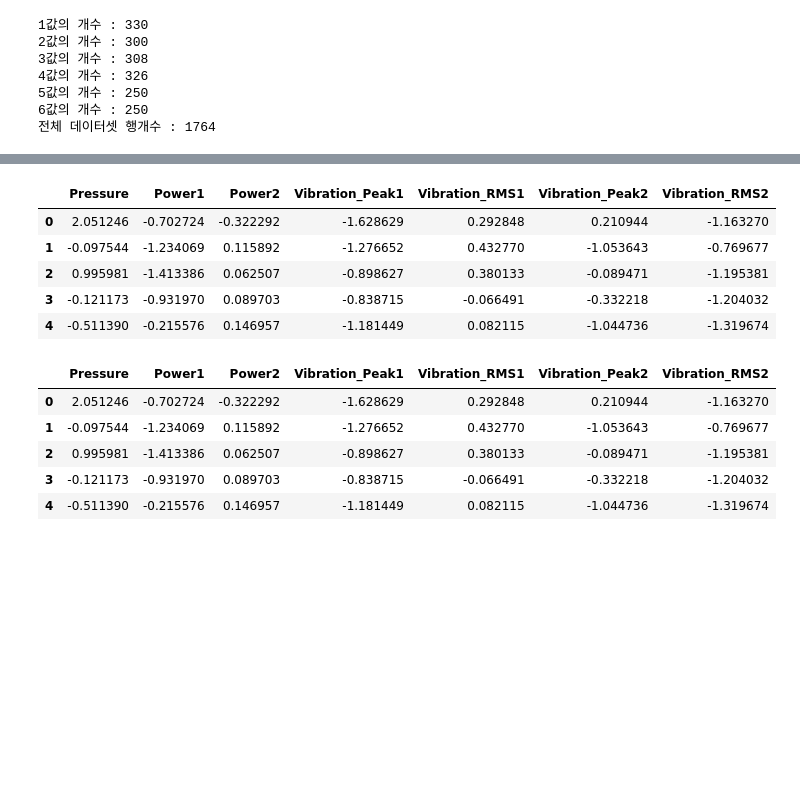
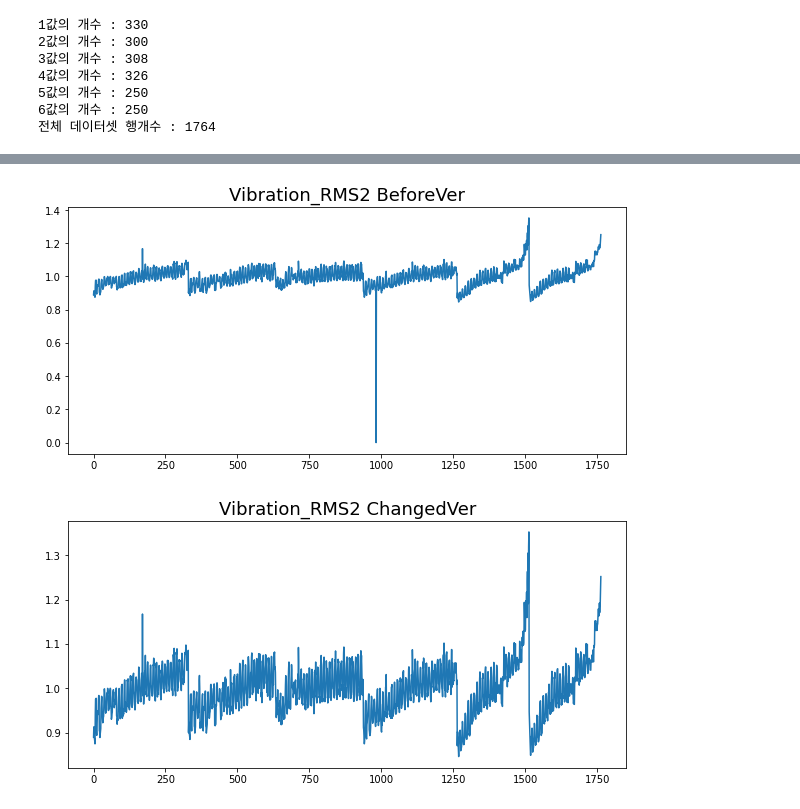
Before and after one commit to ChocoPytoch/BISTelligence, a Jupyter notebook: EDA/eda.ipynb, the cells around one changed output, grey strips where cells are left out. Cells and saved outputs as stored; diff of their text form; code cells hidden in the pictures; blank space fills up the shorter version.

```diff
--- a/EDA/eda.ipynb
+++ b/EDA/eda.ipynb
@@ -25,8 +27,9 @@ importing Jupyter notebook from /content/drive/MyDrive/Colab Notebooks/Fork/Comm
 Drive already mounted at /content/drive; to attempt to forcibly remount, call drive.mount("/content/drive", force_remount=True).
 # %%
 data = dp.GetData()
-_, scaled_data = dp.ScaledData()
-_, non_scaled_data = dp.PreprocessingData()
+preprocessed_data = dp.PreprocessingData()
+scaled_train_data, scaled_test_data = dp.ScaledData()
+nonscaled_train_data, nonscaled_test_data = dp.NonScaledData()
 # %%
 data.info()
 # %% [output]
@@ -107,10 +105,3 @@ data[data['Vibration_RMS2']<=0.5]
-# %%
-# noise data 발생 지점 기준으로 이전 40개 인덱스, 이후 40개 인덱스에 대한 Vibration_RMS2 평균값으로 대체
-# noise data index=982, index 942~981(40개), index 983~1022(40개)
-prev_sum=data[data['key']==4].loc[942:981]['Vibration_RMS2'].sum()
-after_sum=data[data['key']==4].loc[983:1022]['Vibration_RMS2'].sum()
-aver=(prev_sum+after_sum)/80
-data.loc[data['Vibration_RMS2']<0,'Vibration_RMS2']=aver
 # %%
 sum1 = 0
 total = 0
@@ -209,21 +129,14 @@ scaler=RobustScaler()
-# %%
-train_data=pd.DataFrame(scaler.fit_transform(normal_df.drop(['key'],axis=1)),columns=normal_df.columns[1:])
-train_data.head()
-# %% [output]
-|  | Pressure | Power1 | Power2 | Vibration_Peak1 | Vibration_RMS1 | Vibration_Peak2 | Vibration_RMS2 |
-| 0 | 2.051246 | -0.702724 | -0.322292 | -1.628629 | 0.292848 | 0.210944 | -1.163270 |
-| 1 | -0.097544 | -1.234069 | 0.115892 | -1.276652 | 0.432770 | -1.053643 | -0.769677 |
-| 2 | 0.995981 | -1.413386 | 0.062507 | -0.898627 | 0.380133 | -0.089471 | -1.195381 |
-| 3 | -0.121173 | -0.931970 | 0.089703 | -0.838715 | -0.066491 | -0.332218 | -1.204032 |
-| 4 | -0.511390 | -0.215576 | 0.146957 | -1.181449 | 0.082115 | -1.044736 | -1.319674 |
-# %%
-test_data=data.drop(['key'],axis=1)
-test_data=pd.DataFrame(scaler.transform(test_data),columns=test_data.columns)
-test_data.head()
-# %% [output]
-|  | Pressure | Power1 | Power2 | Vibration_Peak1 | Vibration_RMS1 | Vibration_Peak2 | Vibration_RMS2 |
-| 0 | 2.051246 | -0.702724 | -0.322292 | -1.628629 | 0.292848 | 0.210944 | -1.163270 |
-| 1 | -0.097544 | -1.234069 | 0.115892 | -1.276652 | 0.432770 | -1.053643 | -0.769677 |
-| 2 | 0.995981 | -1.413386 | 0.062507 | -0.898627 | 0.380133 | -0.089471 | -1.195381 |
-| 3 | -0.121173 | -0.931970 | 0.089703 | -0.838715 | -0.066491 | -0.332218 | -1.204032 |
-| 4 | -0.511390 | -0.215576 | 0.146957 | -1.181449 | 0.082115 | -1.044736 | -1.319674 |
+# %%
+for i in range(2) :
+    plt.subplot(2, 1,i+1)
+    if i == 0 :
+      plt.plot(data['Vibration_RMS2'])
+      title= ''.join(['Vibration_RMS2', ' BeforeVer'])
+    else :
+      plt.plot(preprocessed_data['Vibration_RMS2'])
+      title= ''.join(['Vibration_RMS2',' ChangedVer'])
+    plt.title(title,fontdict={'fontsize' : 18})
+    plt.show()
+# %% [output]
+[figure, added]
+[figure, added]
```
Also changed, not shown: parts of 10 cells of this notebook, 3 other files.
